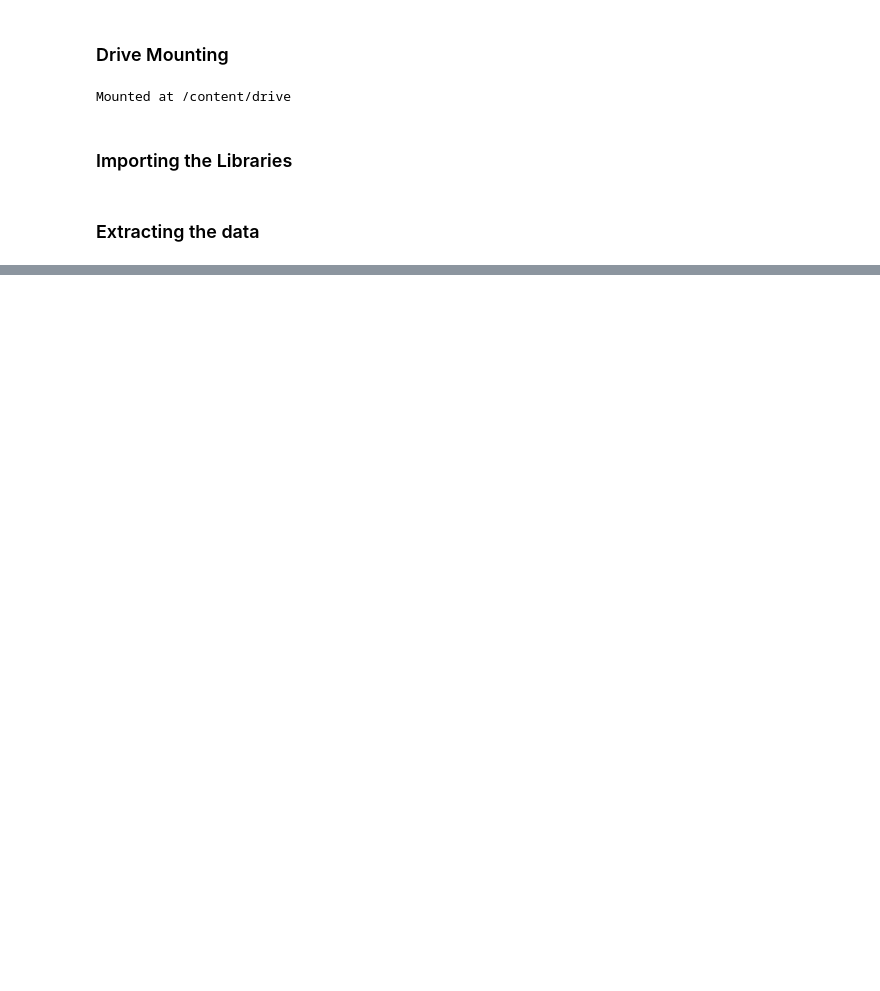
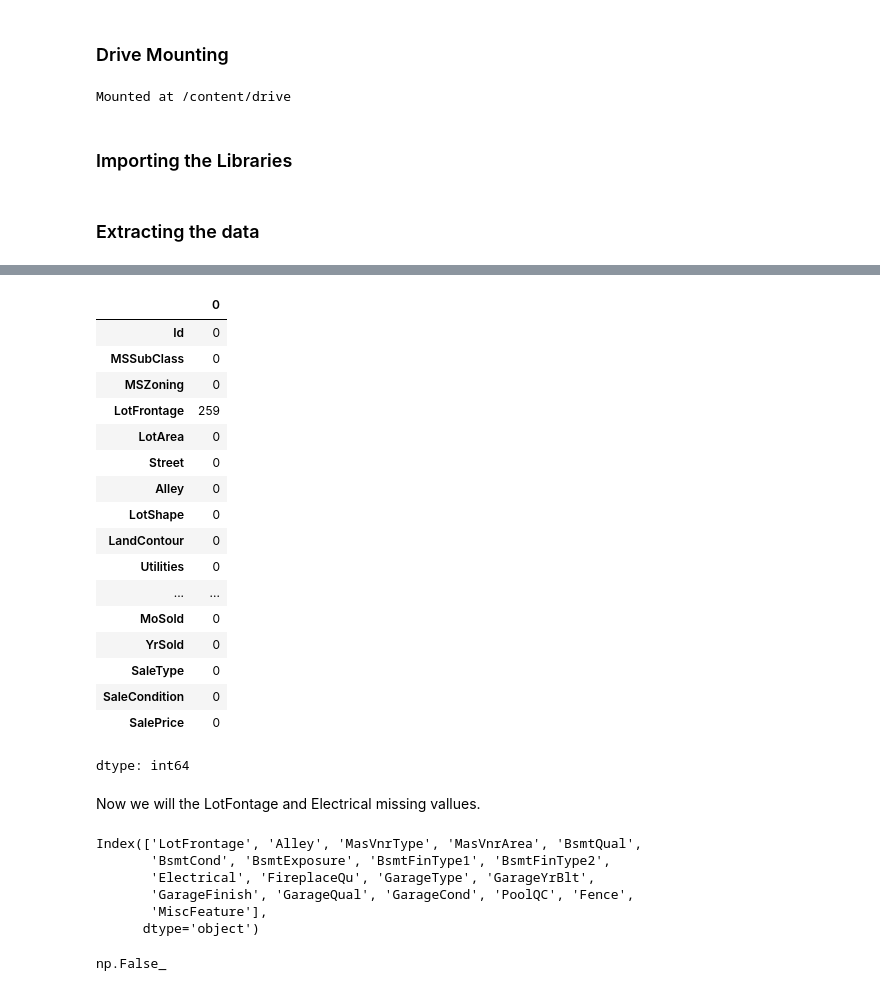
Before and after one commit to Gwladys-BALIMA/Ames-Housing, a Jupyter notebook: Ames_Linear_Regression.ipynb, the cells around one changed output, grey strips where cells are left out. Drawn from its saved outputs; the diff is of its cells as text; code cells hidden in the pictures; blank space fills up the shorter version.

```diff
--- a/Ames_Linear_Regression.ipynb
+++ b/Ames_Linear_Regression.ipynb
@@ -35,0 +112,28 @@ The dataset is successfully extracted and save to : /content/Ames_Dataset
+# %%
+None_columns = ['Alley', 'MasVnrType', 'MasVnrArea', 'BsmtQual',
+       'BsmtCond', 'BsmtExposure', 'BsmtFinType1', 'BsmtFinType2',
+       'FireplaceQu', 'GarageType', 'GarageYrBlt', 'GarageFinish',
+       'GarageQual', 'GarageCond', 'PoolQC', 'Fence' , 'MiscFeature']
+Ames_data[None_columns] = Ames_data[None_columns].fillna('None')
+Ames_data.isnull().sum()
+# %% [output]
+|  | 0 |
+| Id | 0 |
+| MSSubClass | 0 |
+| MSZoning | 0 |
+| LotFrontage | 259 |
+| LotArea | 0 |
+| Street | 0 |
+| Alley | 0 |
+| LotShape | 0 |
+| LandContour | 0 |
+| Utilities | 0 |
+| ... | ... |
+| MoSold | 0 |
+| YrSold | 0 |
+| SaleType | 0 |
+| SaleCondition | 0 |
+| SalePrice | 0 |
+dtype: int64
+# %% [markdown]
+Now we will the LotFontage and Electrical missing vallues.
@@ -35,0 +147,13 @@ The dataset is successfully extracted and save to : /content/Ames_Dataset
+# %%
+Ames_data.columns[Ames_data.isnull().any()]
+# %% [output]
+Index(['LotFrontage', 'Alley', 'MasVnrType', 'MasVnrArea', 'BsmtQual',
+       'BsmtCond', 'BsmtExposure', 'BsmtFinType1', 'BsmtFinType2',
+       'Electrical', 'FireplaceQu', 'GarageType', 'GarageYrBlt',
+       'GarageFinish', 'GarageQual', 'GarageCond', 'PoolQC', 'Fence',
+       'MiscFeature'],
+      dtype='object')
+# %%
+Ames_data.duplicated().any()
+# %% [output]
+np.False_
```
Also changed, not shown: parts of 9 cells of this notebook.
